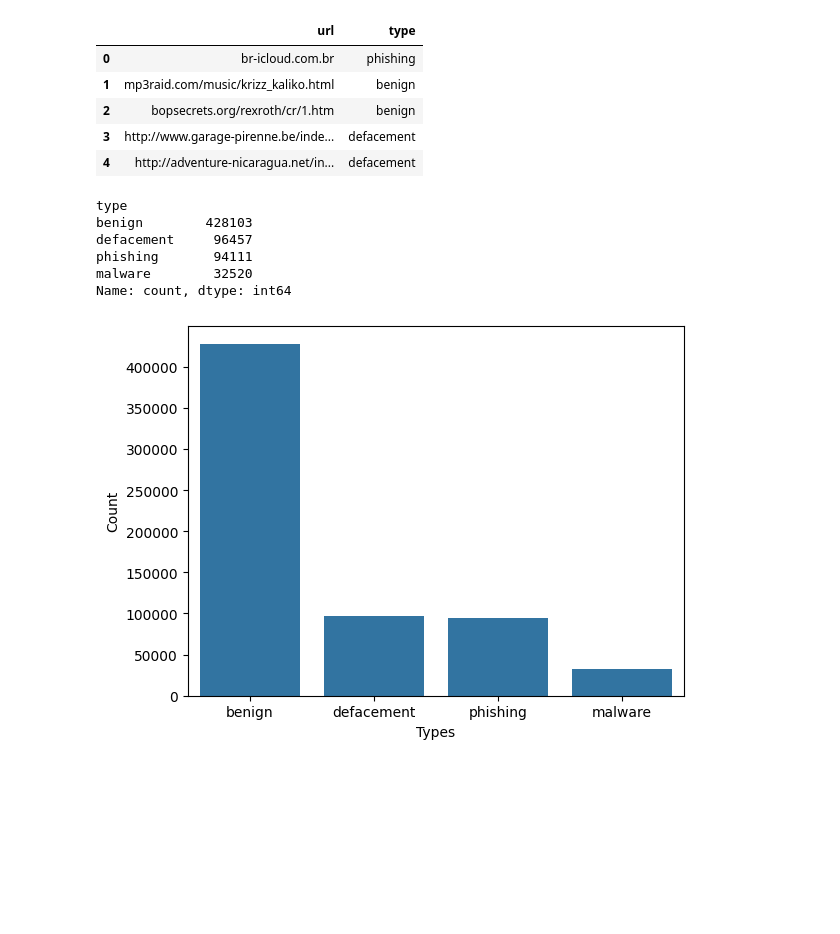
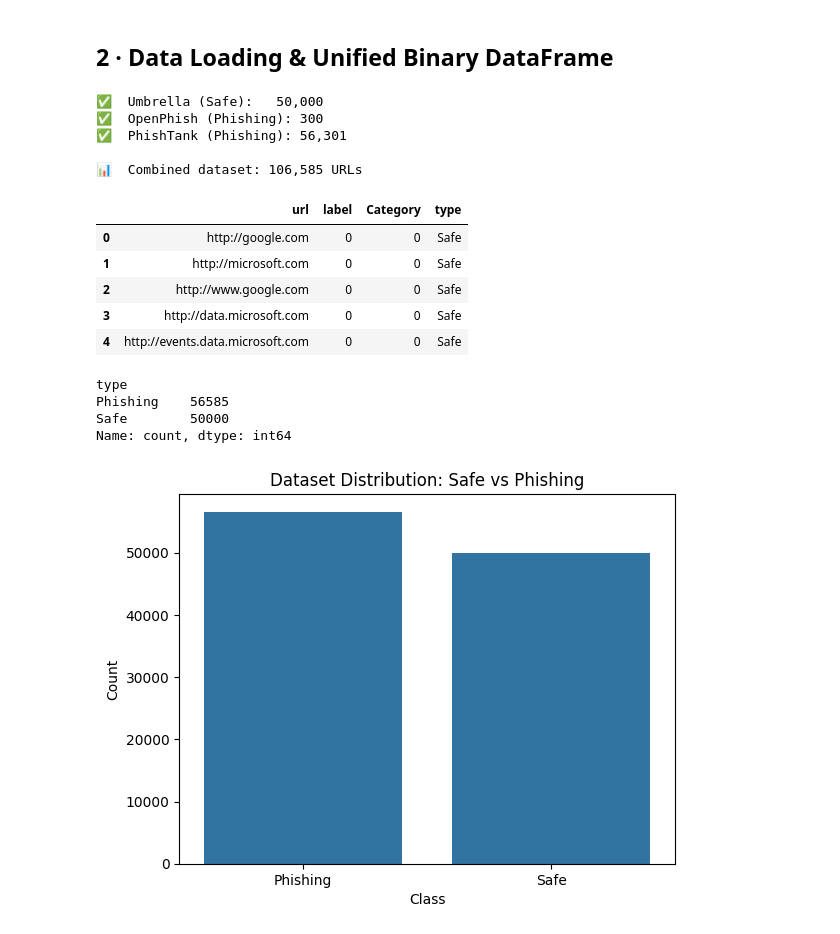
Before and after one commit to Sayeeram05/Backed-Development, a Jupyter notebook: Django/Project/CyberX/Services/URL threat scanning/Main.ipynb, the cells around one changed output. Saved outputs shown, nothing was run; the diff lists cells and outputs as text; code cells hidden in the pictures; blank space fills up the shorter version.

```diff
--- a/Django/Project/CyberX/Services/URL threat scanning/Main.ipynb
+++ b/Django/Project/CyberX/Services/URL threat scanning/Main.ipynb
@@ -29,29 +75,71 @@ from tld import get_tld, is_tld
+# %% [markdown]
+## 2 · Data Loading & Unified Binary DataFrame
 # %%
-data = pd.read_csv(path+"/malicious_phish.csv")
+# ── Load Cisco Umbrella (legitimate) ──────────────────────────────────────
+umbrella = pd.read_csv(
+    os.path.join(DATA_DIR, 'top-1m.csv'),
+    names=['rank', 'domain'], header=None
+)
+# Convert bare domains to full URLs
+umbrella['url'] = 'http://' + umbrella['domain']
+umbrella['label'] = 0  # Safe
+# Take top 50K for faster training (increase if desired)
+umbrella = umbrella.head(50_000)[['url', 'label']]
+print(f"✅  Umbrella (Safe):   {len(umbrella):,}")
+
+# ── Load OpenPhish (phishing) ─────────────────────────────────────────────
+with open(os.path.join(DATA_DIR, 'openphish_feed.txt'), 'r', encoding='utf-8') as f:
+    op_urls = [l.strip() for l in f if l.strip()]
+openphish = pd.DataFrame({'url': op_urls, 'label': 1})
+print(f"✅  OpenPhish (Phishing): {len(openphish):,}")
+
+# ── Load PhishTank (phishing) ─────────────────────────────────────────────
+try:
+    pt = pd.read_csv(os.path.join(DATA_DIR, 'phishtank_feed.csv'), usecols=['url'])
+    pt['label'] = 1
+    print(f"✅  PhishTank (Phishing): {len(pt):,}")
+except Exception as e:
+    print(f"⚠️  PhishTank parse issue ({e}) — skipping")
+    pt = pd.DataFrame(columns=['url', 'label'])
+
+# ── Merge & deduplicate ──────────────────────────────────────────────────
+data = pd.concat([umbrella, openphish, pt], ignore_index=True)
+data.drop_duplicates(subset='url', inplace=True)
+data.reset_index(drop=True, inplace=True)
+
+# Binary labels: 0 = Safe, 1 = Phishing
+data['Category'] = data['label']
+data['type'] = data['label'].map({0: 'Safe', 1: 'Phishing'})
+
+print(f"\n📊  Combined dataset: {len(data):,} URLs")
 data.head()
 # %% [output]
+✅  Umbrella (Safe):   50,000
+✅  OpenPhish (Phishing): 300
+✅  PhishTank (Phishing): 56,301
+
+📊  Combined dataset: 106,585 URLs
-|  | url | type |
-| 0 | br-icloud.com.br | phishing |
-| 1 | mp3raid.com/music/krizz_kaliko.html | benign |
-| 2 | bopsecrets.org/rexroth/cr/1.htm | benign |
-| 3 | http://www.garage-pirenne.be/inde... | defacement |
-| 4 | http://adventure-nicaragua.net/in... | defacement |
+|  | url | label | Category | type |
+| 0 | http://google.com | 0 | 0 | Safe |
+| 1 | http://microsoft.com | 0 | 0 | Safe |
+| 2 | http://www.google.com | 0 | 0 | Safe |
+| 3 | http://data.microsoft.com | 0 | 0 | Safe |
+| 4 | http://events.data.microsoft.com | 0 | 0 | Safe |
 # %%
-count = data.type.value_counts()
+count = data['type'].value_counts()
 count
 # %% [output]
 type
-benign        428103
-defacement     96457
-phishing       94111
-malware        32520
+Phishing    56585
+Safe        50000
 Name: count, dtype: int64
 # %%
-sns.barplot(x=count.index, y=count)
-plt.xlabel('Types')
-plt.ylabel('Count');
+sns.barplot(x=count.index, y=count.values)
+plt.xlabel('Class')
+plt.ylabel('Count')
+plt.title('Dataset Distribution: Safe vs Phishing');
 # %% [output]
-[figure, old version]
+[figure, new version]
 # %%
 data['url'] = data['url'].replace('www.', '', regex=True)
 data
```
Also changed, not shown: parts of 31 cells of this notebook, 24 other files.
